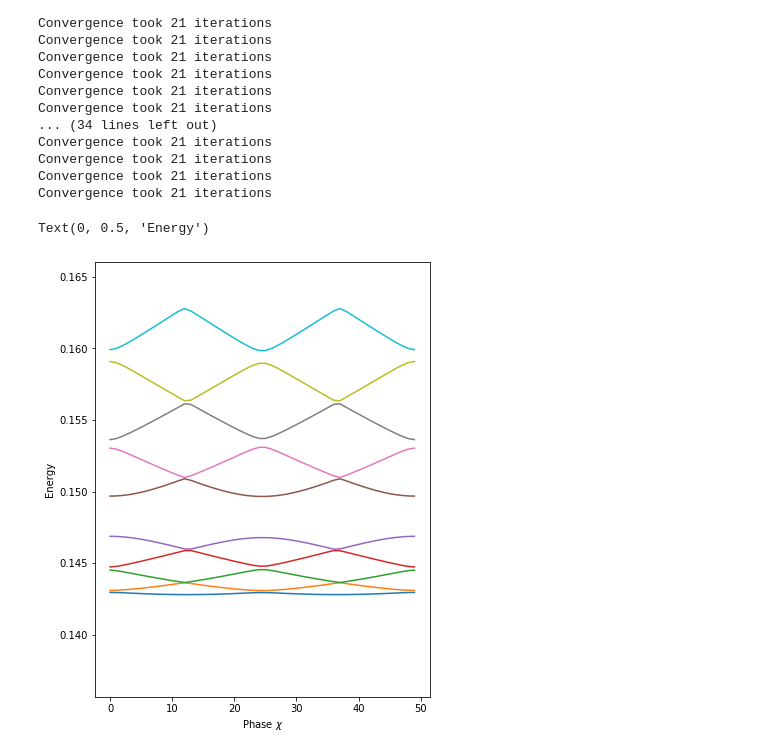
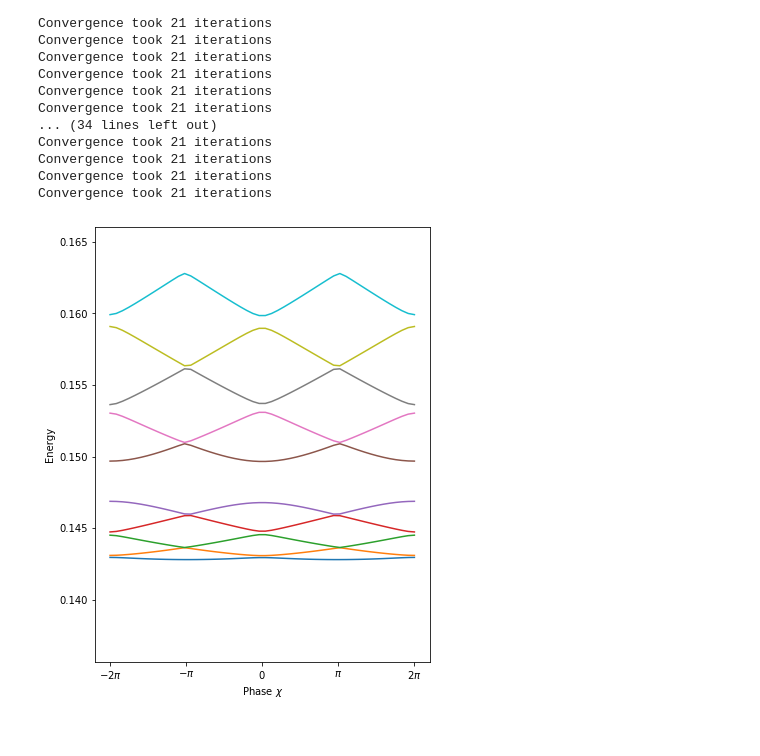
Before and after one commit to gautamra/Superconducting-Fibonacci-chain, a Jupyter notebook: SC-Fibonacci-library.ipynb, the cells around one changed output. Drawn from its saved outputs; the diff is of its cells as text; code cells hidden in the pictures.

```diff
--- a/SC-Fibonacci-library.ipynb
+++ b/SC-Fibonacci-library.ipynb
@@ -225,7 +228,7 @@ def chainFC(n = 3, t=-1, w = 0.1, phi = 0, u = 0, v = 0, wu = 0, wv = 0, PBC = T
 
     return chain
 # %%
-chain = chainFC(n = 12, v = -1.5, u = 0.75, w = 0.1,PBC = True, phase = np.pi/2)
+chain = chainFC(n = 10, v = -1.5, u = 0.75, w = 0.1,PBC = True, phase = 0)
 # %%
 Model = simple_ring(chain)
 # %%
@@ -291,13 +303,16 @@ Convergence took 21 iterations
 # %%
 fig, ax = plt.subplots(figsize = (6,8))
 
 ii = 10
 
 ev_array = np.array(ev_list).T
-[ax.plot(ev) for ev in ev_array[:ii]]
+[ax.plot(phases,ev) for ev in ev_array[:ii]]
 ax.set_ylim([0.95*np.min(ev_array[:ii]), 1.02*np.max(ev_array[:ii])])
 ax.set_xlabel("Phase $\\chi$")
 ax.set_ylabel("Energy")
+ax.set_xticks([-np.pi,-np.pi/2,0,np.pi/2,np.pi])
+ax.set_xticklabels(["$-2\\pi$","$-\\pi$","$0$","$\\pi$","$2\\pi$"])
+
+plt.savefig("temp_phase.pdf")
 # %% [output]
-Text(0, 0.5, 'Energy')
-[figure, old version]
+[figure, new version]
```
Also changed, not shown: parts of 4 cells of this notebook.
